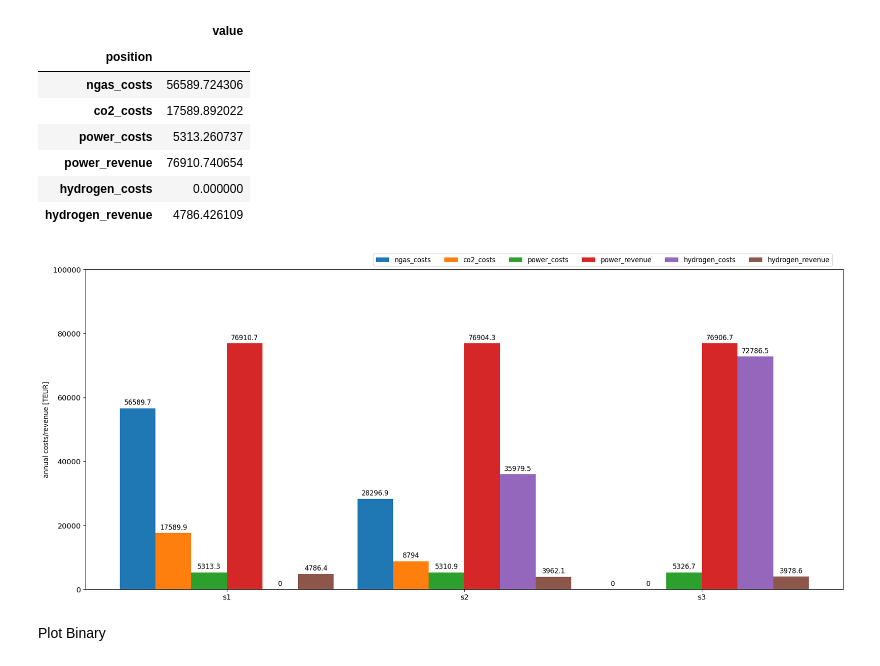
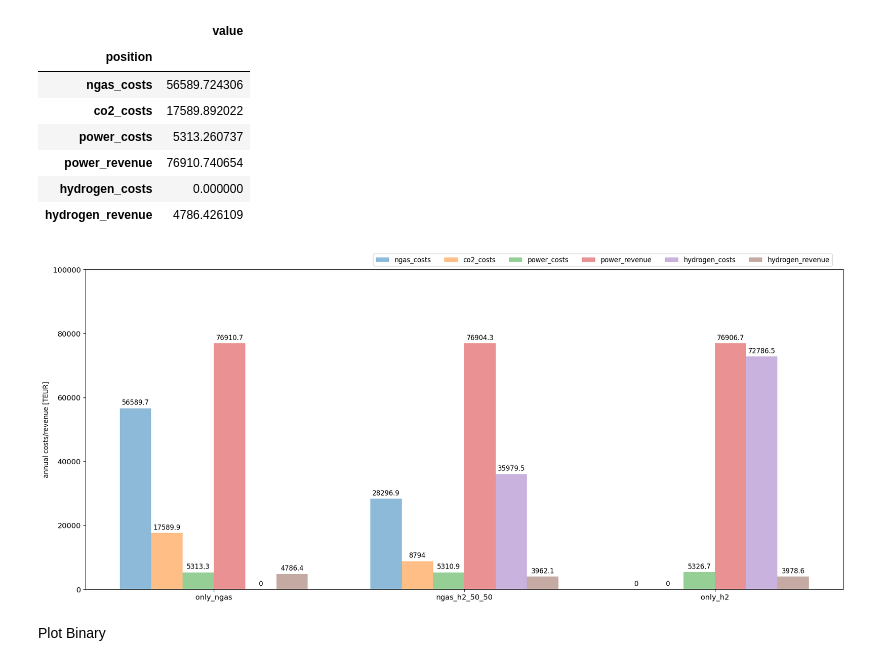
Before and after one commit to HTWK-Interconnected-Energy-Systems/BURN4H2, a Jupyter notebook: postprocessing/postprocessing.ipynb, the cells around one changed output. Saved outputs shown, nothing was run; the diff lists cells and outputs as text; code cells hidden in the pictures.

Commit message:
Updated plot legend and color scheme.

```diff
--- a/postprocessing/postprocessing.ipynb
+++ b/postprocessing/postprocessing.ipynb
@@ -19,7 +19,7 @@ H2_PRICE = 81.01
 # %% [markdown]
 Read output data
 # %%
-output_df = pd.read_csv(OUTPUT_PATH + 's3_output.csv', index_col=0)
+output_df = pd.read_csv(OUTPUT_PATH + 's2_output.csv', index_col=0)
 # %% [markdown]
 Prepare class for Assets
 # %%
@@ -599,34 +599,34 @@ cost_df_s1
 | hydrogen_costs | 0.000000 |
 | hydrogen_revenue | 4786.426109 |
 # %%
-scenarios = ['s1', 's2', 's3']
+scenarios = ['only_ngas', 'ngas_h2_50_50', 'only_h2']
 cost_data = {}
 
 for cost_position in ['ngas_costs', 'co2_costs', 'power_costs', 'power_revenue', 'hydrogen_costs', 'hydrogen_revenue']:
     data_list = []
     for df in [cost_df_s1, cost_df_s2, cost_df_s3]:
         data_list.append(round(df['value'][cost_position], 1))
     cost_data[cost_position] = data_list
 
 x = np.arange(len(scenarios))
-width = 0.15
+width = 0.125
 mulitplier = 0
 
 fig, ax = plt.subplots(figsize=(17, 7.5), dpi=120)
 
 for position, data in cost_data.items():
     offset = width * mulitplier
-    bars = ax.bar(x + offset, data, width, label=position)
+    bars = ax.bar(x + offset, data, width, label=position, alpha=0.5)
     ax.bar_label(bars, padding=3)
     mulitplier += 1
 
 ax.set_xticks(x + 2.5*width, scenarios)
 ax.legend(ncol=6, bbox_to_anchor=(0.99, 1.06))
 ax.set_ylim(0, 100000)
 ax.set_ylabel('annual costs/revenue [TEUR]')
 fig.tight_layout()
 # %% [output]
-[figure, old version]
+[figure, new version]
 # %% [markdown]
 Plot Binary
 # %%
```
Also changed, not shown: parts of 2 cells of this notebook.
